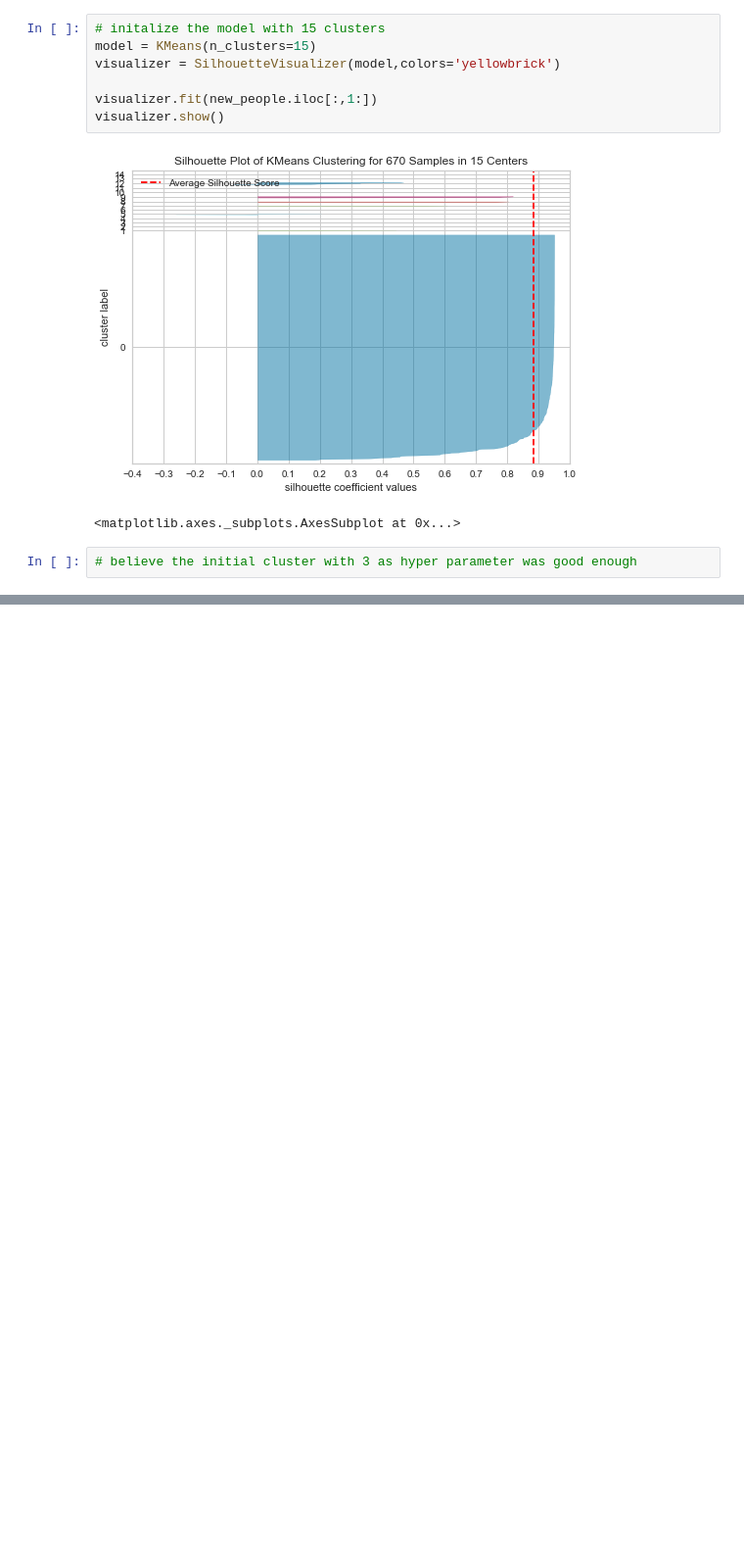
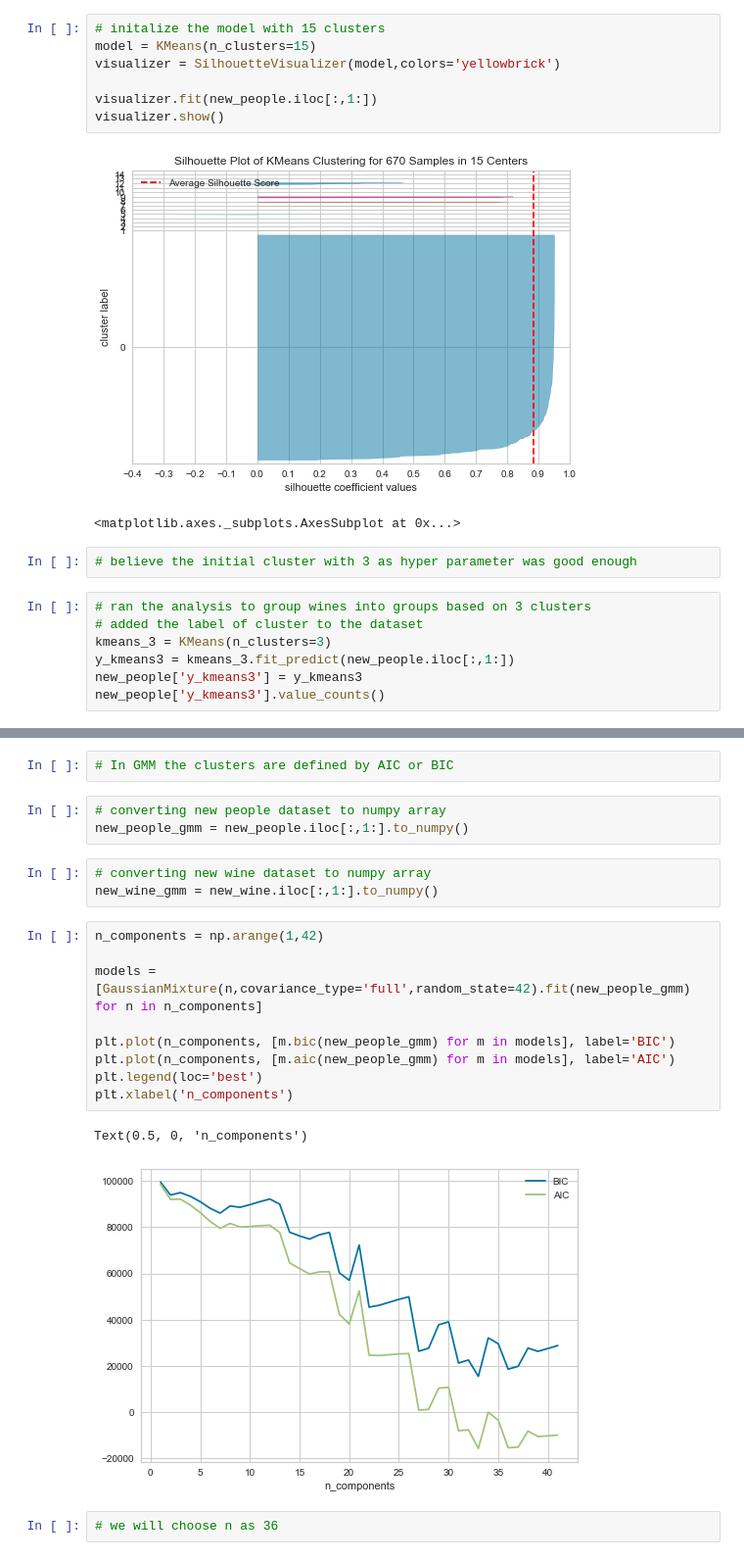
Before and after one commit to bthakr1/datascience_pipeline, a Jupyter notebook: Cosine_Similarity.ipynb, the cells around one changed output, grey strips where cells are left out. Shown at 98% size. Saved outputs shown, nothing was run; the diff lists cells and outputs as text; blank space fills up the shorter version.

Commit message:
GMM models for both people and wine

```diff
--- a/Cosine_Similarity.ipynb
+++ b/Cosine_Similarity.ipynb
@@ -499,3 +501,10 @@ visualizer.show()
 <matplotlib.axes._subplots.AxesSubplot at 0x...>
 # %%
 # believe the initial cluster with 3 as hyper parameter was good enough
+# %%
+# ran the analysis to group wines into groups based on 3 clusters
+# added the label of cluster to the dataset
+kmeans_3 = KMeans(n_clusters=3)
+y_kmeans3 = kmeans_3.fit_predict(new_people.iloc[:,1:])
+new_people['y_kmeans3'] = y_kmeans3
+new_people['y_kmeans3'].value_counts()
@@ -501,0 +558,22 @@ visualizer.show()
+# %%
+# In GMM the clusters are defined by AIC or BIC
+# %%
+# converting new people dataset to numpy array
+new_people_gmm = new_people.iloc[:,1:].to_numpy()
+# %%
+# converting new wine dataset to numpy array
+new_wine_gmm = new_wine.iloc[:,1:].to_numpy()
+# %%
+n_components = np.arange(1,42)
+
+models = [GaussianMixture(n,covariance_type='full',random_state=42).fit(new_people_gmm) for n in n_components]
+
+plt.plot(n_components, [m.bic(new_people_gmm) for m in models], label='BIC')
+plt.plot(n_components, [m.aic(new_people_gmm) for m in models], label='AIC')
+plt.legend(loc='best')
+plt.xlabel('n_components')
+# %% [output]
+Text(0.5, 0, 'n_components')
+[figure, added]
+# %%
+# we will choose n as 36
```
Also changed, not shown: parts of 11 cells of this notebook.
